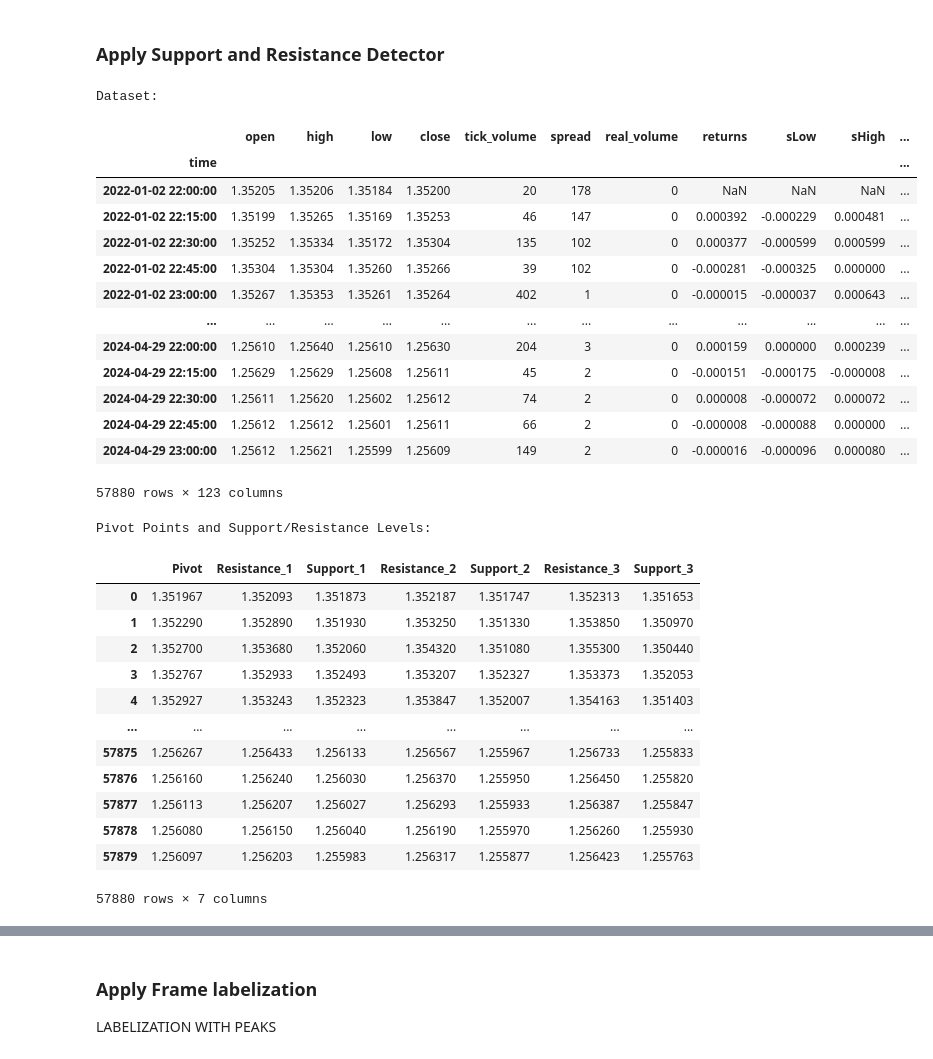
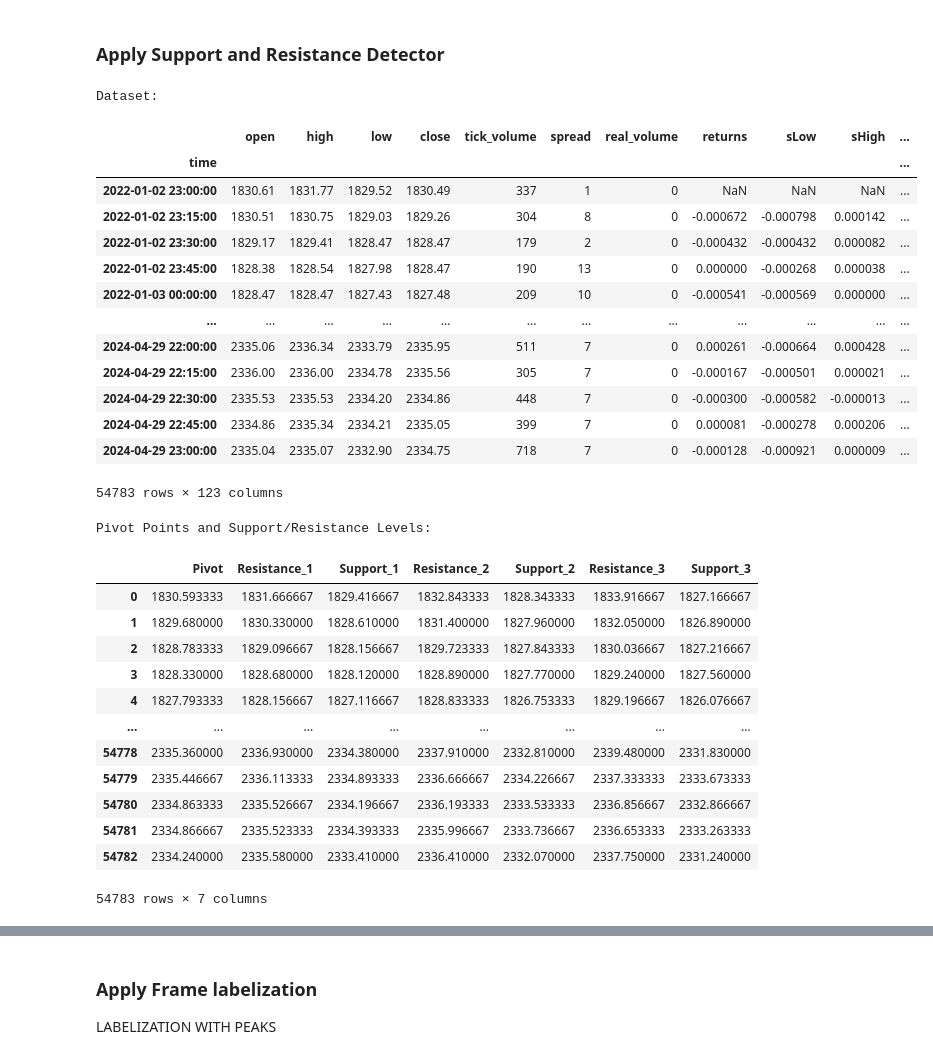
Before and after one commit to fortesenselabs/trade_flow, a Jupyter notebook: packages/tf_trade/notebooks/tft_model_experiments.ipynb, the cells around one changed output, grey strips where cells are left out. Saved outputs shown, nothing was run; the diff lists cells and outputs as text; code cells hidden in the pictures.

```diff
--- a/packages/tf_trade/notebooks/tft_model_experiments.ipynb
+++ b/packages/tf_trade/notebooks/tft_model_experiments.ipynb
@@ -1161,13 +1150,13 @@ Thus, the model is expected to predict up to 2 hours into the future using a 120
 Mins in a day = 24 * 60 * 60 = 93600
 # %%
 settings = {
-            "target_markets": ['EURUSD', 'GBPUSD', 'XAUUSD', 'XAGUSD', 'BTCUSD', 'ETHUSD', 'Step Index', 'Volatility 10 Index'],
+            "target_markets": ['XAUUSD', 'Step Index', 'Volatility 10 Index'], # ['EURUSD', 'GBPUSD', 'XAUUSD', 'XAGUSD', 'BTCUSD', 'ETHUSD', 'Step Index', 'Volatility 10 Index']
             "normalization_fit_type": "StandardScale",
             "normalization_fit_target": "all",
             "normalization_target": "close",
             "label_disparity": 0.075, # 0.025, 0.045, 0.055, 0.065, 0.075, 0.085, 0.095, 0.1
             "features_name": ['open', 'high', 'low', 'close', 'volume'], # ["ask", "bid", "high", "low", "moy_prev_day"],
-            "labels_name": ["buy", "sell", "neutral"], # ["buy", "sell", "neutral"] | ["buy", "sell", "wait"] | ["strong buy", "buy", "strong sell", "sell", "neutral"]
+            "labels_name": ["strong_buy", "buy", "strong_sell", "sell", "neutral"], # ["buy", "sell", "neutral"] | ["buy", "sell", "wait"] | ["strong buy", "buy", "strong sell", "sell", "neutral"]
             "is_balance": True,
             "split_train": 0.8,
             "split_test": 0.2,
@@ -1341,26 +1313,26 @@ Index(['open', 'high', 'low', 'close', 'tick_volume', 'spread', 'real_volume',
 # %%
 from trade_flow.indicators.support_and_resistance import OptimizedSupportResistanceIndicator
 
-df = processed_data_results['GBPUSD']['processed_df'].copy()
+df = processed_data_results[list(processed_data_results.keys())[0]]['processed_df'].copy()
 
 print("Dataset:", "\n")
 df
 # %% [output]
 Dataset:
 |  | open | high | low | close | tick_volume | spread | real_volume | returns | sLow | sHigh | ... |
 | time |  |  |  |  |  |  |  |  |  |  | ... |
-| 2022-01-02 22:00:00 | 1.35205 | 1.35206 | 1.35184 | 1.35200 | 20 | 178 | 0 | NaN | NaN | NaN | ... |
-| 2022-01-02 22:15:00 | 1.35199 | 1.35265 | 1.35169 | 1.35253 | 46 | 147 | 0 | 0.000392 | -0.000229 | 0.000481 | ... |
-| 2022-01-02 22:30:00 | 1.35252 | 1.35334 | 1.35172 | 1.35304 | 135 | 102 | 0 | 0.000377 | -0.000599 | 0.000599 | ... |
-| 2022-01-02 22:45:00 | 1.35304 | 1.35304 | 1.35260 | 1.35266 | 39 | 102 | 0 | -0.000281 | -0.000325 | 0.000000 | ... |
-| 2022-01-02 23:00:00 | 1.35267 | 1.35353 | 1.35261 | 1.35264 | 402 | 1 | 0 | -0.000015 | -0.000037 | 0.000643 | ... |
+| 2022-01-02 23:00:00 | 1830.61 | 1831.77 | 1829.52 | 1830.49 | 337 | 1 | 0 | NaN | NaN | NaN | ... |
+| 2022-01-02 23:15:00 | 1830.51 | 1830.75 | 1829.03 | 1829.26 | 304 | 8 | 0 | -0.000672 | -0.000798 | 0.000142 | ... |
+| 2022-01-02 23:30:00 | 1829.17 | 1829.41 | 1828.47 | 1828.47 | 179 | 2 | 0 | -0.000432 | -0.000432 | 0.000082 | ... |
+| 2022-01-02 23:45:00 | 1828.38 | 1828.54 | 1827.98 | 1828.47 | 190 | 13 | 0 | 0.000000 | -0.000268 | 0.000038 | ... |
+| 2022-01-03 00:00:00 | 1828.47 | 1828.47 | 1827.43 | 1827.48 | 209 | 10 | 0 | -0.000541 | -0.000569 | 0.000000 | ... |
 | ... | ... | ... | ... | ... | ... | ... | ... | ... | ... | ... | ... |
-| 2024-04-29 22:00:00 | 1.25610 | 1.25640 | 1.25610 | 1.25630 | 204 | 3 | 0 | 0.000159 | 0.000000 | 0.000239 | ... |
-| 2024-04-29 22:15:00 | 1.25629 | 1.25629 | 1.25608 | 1.25611 | 45 | 2 | 0 | -0.000151 | -0.000175 | -0.000008 | ... |
-| 2024-04-29 22:30:00 | 1.25611 | 1.25620 | 1.25602 | 1.25612 | 74 | 2 | 0 | 0.000008 | -0.000072 | 0.000072 | ... |
-| 2024-04-29 22:45:00 | 1.25612 | 1.25612 | 1.25601 | 1.25611 | 66 | 2 | 0 | -0.000008 | -0.000088 | 0.000000 | ... |
-| 2024-04-29 23:00:00 | 1.25612 | 1.25621 | 1.25599 | 1.25609 | 149 | 2 | 0 | -0.000016 | -0.000096 | 0.000080 | ... |
+| 2024-04-29 22:00:00 | 2335.06 | 2336.34 | 2333.79 | 2335.95 | 511 | 7 | 0 | 0.000261 | -0.000664 | 0.000428 | ... |
+| 2024-04-29 22:15:00 | 2336.00 | 2336.00 | 2334.78 | 2335.56 | 305 | 7 | 0 | -0.000167 | -0.000501 | 0.000021 | ... |
+| 2024-04-29 22:30:00 | 2335.53 | 2335.53 | 2334.20 | 2334.86 | 448 | 7 | 0 | -0.000300 | -0.000582 | -0.000013 | ... |
+| 2024-04-29 22:45:00 | 2334.86 | 2335.34 | 2334.21 | 2335.05 | 399 | 7 | 0 | 0.000081 | -0.000278 | 0.000206 | ... |
+| 2024-04-29 23:00:00 | 2335.04 | 2335.07 | 2332.90 | 2334.75 | 718 | 7 | 0 | -0.000128 | -0.000921 | 0.000009 | ... |
-57880 rows × 123 columns
+54783 rows × 123 columns
 # %%
 # Create an instance of SupportResistanceIndicator or OptimizedSupportResistanceIndicator
 indicator = OptimizedSupportResistanceIndicator(df)
@@ -1372,18 +1344,18 @@ pivot_points_df
 # %% [output]
 Pivot Points and Support/Resistance Levels:
 |  | Pivot | Resistance_1 | Support_1 | Resistance_2 | Support_2 | Resistance_3 | Support_3 |
-| 0 | 1.351967 | 1.352093 | 1.351873 | 1.352187 | 1.351747 | 1.352313 | 1.351653 |
-| 1 | 1.352290 | 1.352890 | 1.351930 | 1.353250 | 1.351330 | 1.353850 | 1.350970 |
-| 2 | 1.352700 | 1.353680 | 1.352060 | 1.354320 | 1.351080 | 1.355300 | 1.350440 |
-| 3 | 1.352767 | 1.352933 | 1.352493 | 1.353207 | 1.352327 | 1.353373 | 1.352053 |
-| 4 | 1.352927 | 1.353243 | 1.352323 | 1.353847 | 1.352007 | 1.354163 | 1.351403 |
+| 0 | 1830.593333 | 1831.666667 | 1829.416667 | 1832.843333 | 1828.343333 | 1833.916667 | 1827.166667 |
+| 1 | 1829.680000 | 1830.330000 | 1828.610000 | 1831.400000 | 1827.960000 | 1832.050000 | 1826.890000 |
+| 2 | 1828.783333 | 1829.096667 | 1828.156667 | 1829.723333 | 1827.843333 | 1830.036667 | 1827.216667 |
+| 3 | 1828.330000 | 1828.680000 | 1828.120000 | 1828.890000 | 1827.770000 | 1829.240000 | 1827.560000 |
+| 4 | 1827.793333 | 1828.156667 | 1827.116667 | 1828.833333 | 1826.753333 | 1829.196667 | 1826.076667 |
 | ... | ... | ... | ... | ... | ... | ... | ... |
-| 57875 | 1.256267 | 1.256433 | 1.256133 | 1.256567 | 1.255967 | 1.256733 | 1.255833 |
-| 57876 | 1.256160 | 1.256240 | 1.256030 | 1.256370 | 1.255950 | 1.256450 | 1.255820 |
-| 57877 | 1.256113 | 1.256207 | 1.256027 | 1.256293 | 1.255933 | 1.256387 | 1.255847 |
-| 57878 | 1.256080 | 1.256150 | 1.256040 | 1.256190 | 1.255970 | 1.256260 | 1.255930 |
-| 57879 | 1.256097 | 1.256203 | 1.255983 | 1.256317 | 1.255877 | 1.256423 | 1.255763 |
+| 54778 | 2335.360000 | 2336.930000 | 2334.380000 | 2337.910000 | 2332.810000 | 2339.480000 | 2331.830000 |
+| 54779 | 2335.446667 | 2336.113333 | 2334.893333 | 2336.666667 | 2334.226667 | 2337.333333 | 2333.673333 |
+| 54780 | 2334.863333 | 2335.526667 | 2334.196667 | 2336.193333 | 2333.533333 | 2336.856667 | 2332.866667 |
+| 54781 | 2334.866667 | 2335.523333 | 2334.393333 | 2335.996667 | 2333.736667 | 2336.653333 | 2333.263333 |
+| 54782 | 2334.240000 | 2335.580000 | 2333.410000 | 2336.410000 | 2332.070000 | 2337.750000 | 2331.240000 |
-57880 rows × 7 columns
+54783 rows × 7 columns
 # %%
 # Detect Local Min/Max
 support, resistance = indicator.detect_local_min_max(window_size=settings['horizon'])
```
Also changed, not shown: parts of 73 cells of this notebook.
